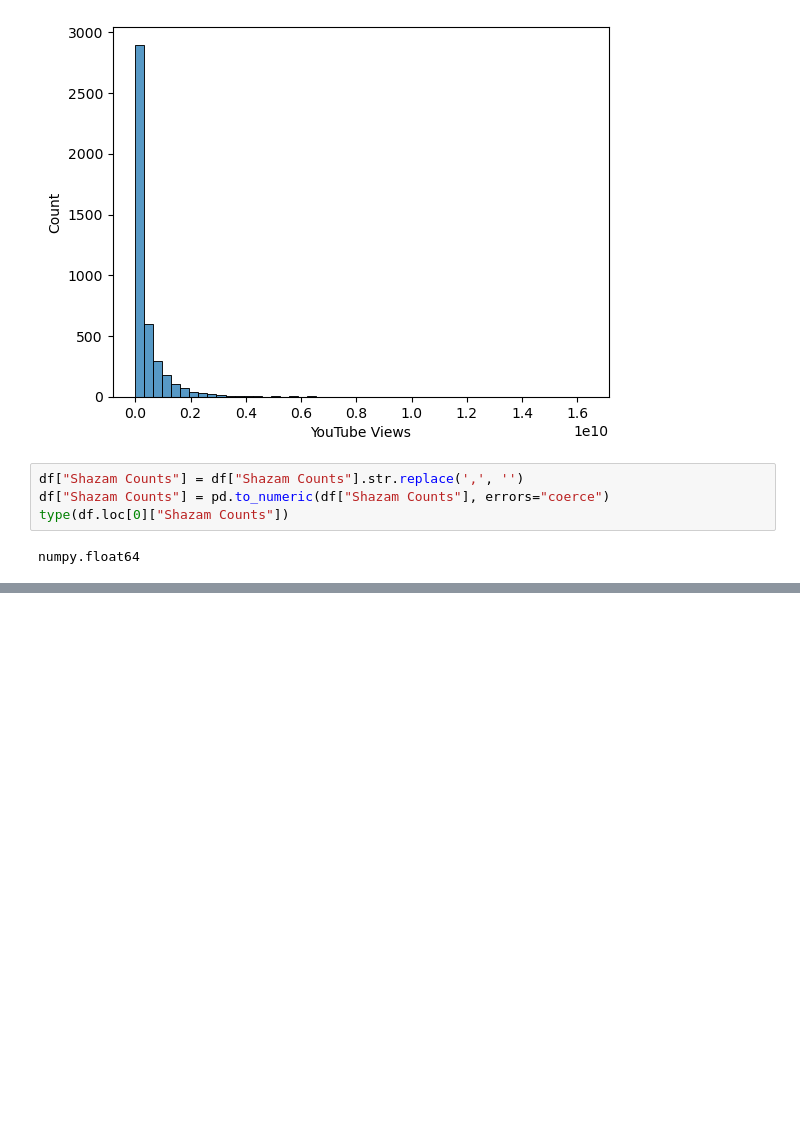
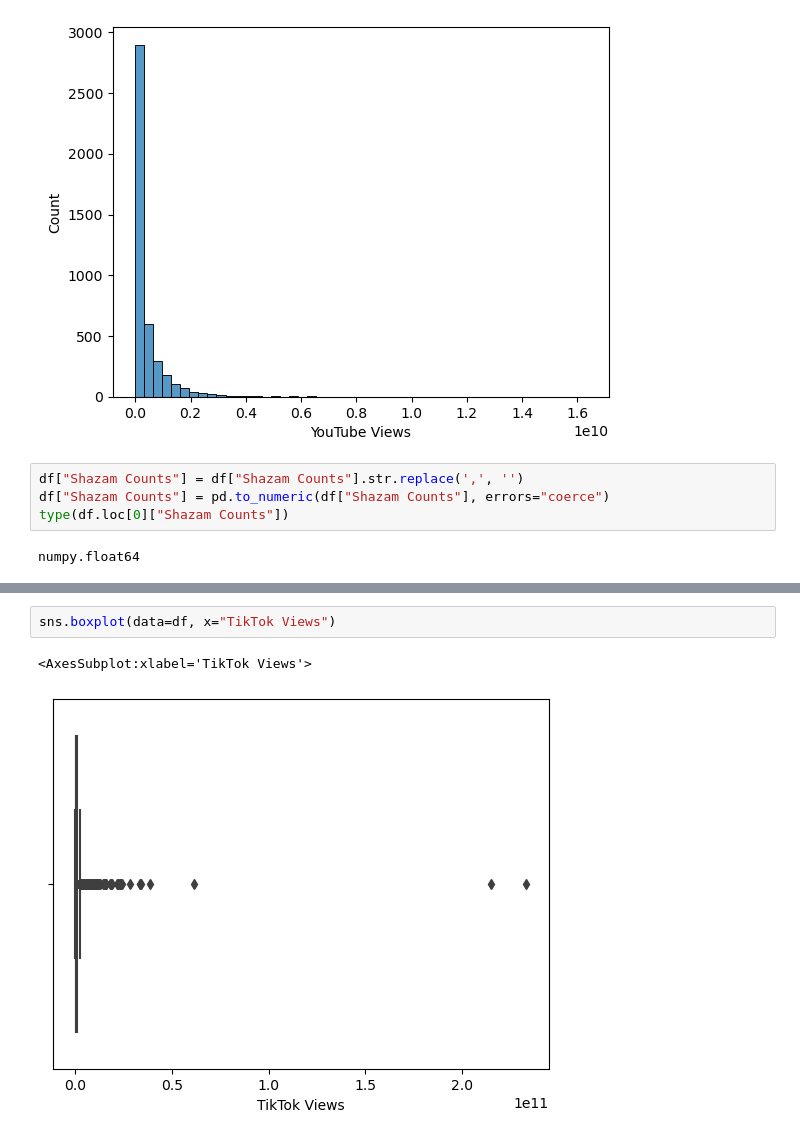
Before and after one commit to applepot437/ai, a Jupyter notebook: sem 1/spotify/spotify.ipynb, the cells around one changed output, grey strips where cells are left out. Cells and saved outputs as stored; diff of their text form; blank space fills up the shorter version.

```diff
--- a/sem 1/spotify/spotify.ipynb
+++ b/sem 1/spotify/spotify.ipynb
@@ -79,0 +124,5 @@ sns.histplot(data = df, x="Shazam Counts", bins=50)
+# %%
+sns.boxplot(data=df, x="TikTok Views")
+# %% [output]
+<AxesSubplot:xlabel='TikTok Views'>
+[figure, added]
```
Also changed, not shown: parts of 9 cells of this notebook.
